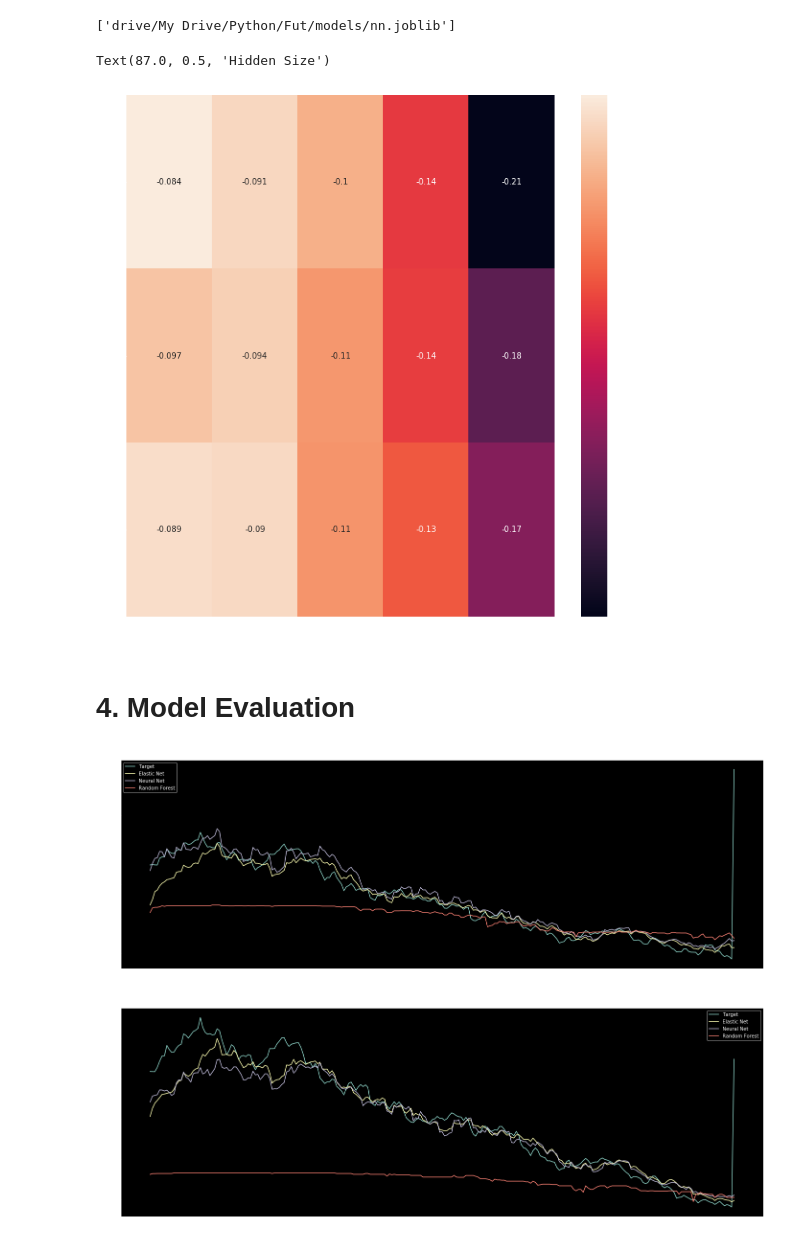
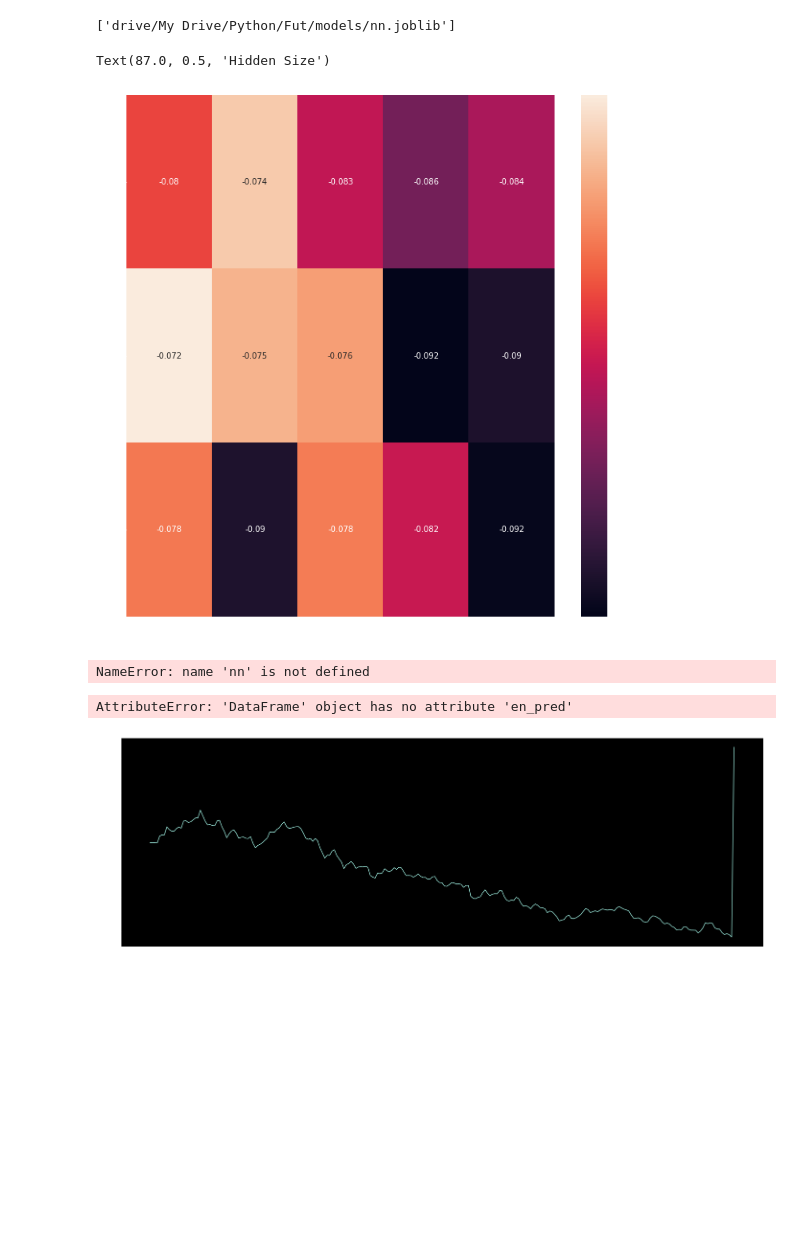
Before and after one commit to cvaf/fut, a Jupyter notebook: price/demon.ipynb, the cells around one changed output. Saved outputs shown, nothing was run; the diff lists cells and outputs as text; code cells hidden in the pictures; blank space fills up the shorter version.

Commit message:
Retrain models and update vulnerability

```diff
--- a/price/demon.ipynb
+++ b/price/demon.ipynb
@@ -366,7 +365,8 @@ model = make_pipeline(ct, RandomForestRegressor(n_estimators=100, random_state=4
 
 param_grid = {'randomforestregressor__max_features': np.linspace(5, 10, 6).astype(int),
               'randomforestregressor__max_depth': np.linspace(3, 6, 4).astype(int)}
-gs = GridSearchCV(model, param_grid, n_jobs=-1, cv=5, verbose=1).fit(X_train, y_train)
+gs = GridSearchCV(model, param_grid, n_jobs=-1, cv=5, verbose=1, scoring='neg_mean_squared_error')
+gs.fit(X_train, y_train)
 # %% [output]
 Fitting 5 folds for each of 24 candidates, totalling 120 fits
 [Parallel(n_jobs=-1)]: Using backend LokyBackend with 2 concurrent workers.
@@ -401,7 +418,8 @@ model = make_pipeline(ct, ElasticNet(random_state=12))
 param_grid = {'elasticnet__alpha': np.logspace(-4, -1, 5),
               'elasticnet__l1_ratio': [0.01, .1, .9, 1]}
 
-gs = GridSearchCV(model, param_grid, n_jobs=-1, cv=5, verbose=1).fit(X_train, y_train)
+gs = GridSearchCV(model, param_grid, n_jobs=-1, cv=5, verbose=1, scoring='neg_mean_squared_error')
+gs.fit(X_train, y_train)
 # %% [output]
 Fitting 5 folds for each of 20 candidates, totalling 100 fits
 [Parallel(n_jobs=-1)]: Using backend LokyBackend with 2 concurrent workers.
@@ -448,3 +483,12 @@ def make_model(hidden_size, reg_strength, optimizer='adam'):
     model.compile(optimizer='adam', loss='mse')
 
     return model
+
+neura = KerasRegressor(make_model, epochs=6)
+model = make_pipeline(ct, neura)
+
+param_grid = {'kerasregressor__hidden_size': [32, 64, 128],
+              'kerasregressor__reg_strength': np.logspace(-3, -1, 5)}
+
+gs = GridSearchCV(model, param_grid=param_grid, cv=5, n_jobs=-1, verbose=3, scoring='neg_mean_squared_error')
+gs.fit(X_train, y_train)
@@ -451,9 +533,0 @@ def make_model(hidden_size, reg_strength, optimizer='adam'):
-# %%
-neura = KerasRegressor(make_model, epochs=6)
-model = make_pipeline(ct, neura)
-
-param_grid = {'kerasregressor__hidden_size': [32, 64, 128],
-              'kerasregressor__reg_strength': np.logspace(-3, -1, 5)}
-
-gs = GridSearchCV(model, param_grid=param_grid, cv=5, n_jobs=-1, verbose=3)
-gs.fit(X_train, y_train)
@@ -517,18 +552,19 @@ ax.set_xlabel('Reg Strength')
 ax.set_ylabel('Hidden Size')
 # %% [output]
 Text(87.0, 0.5, 'Hidden Size')
-[figure, old version]
+[figure, new version]
-# %% [markdown]
-# 4. Model Evaluation
 # %%
 nn = load('../models/nn.joblib')
 df_test['nn_pred'] = np.exp(nn.predict(X_test))
 
-en = load('../models/en.joblib')
-df_test['en_pred'] = np.exp(en.predict(X_test))
 
 rf = load('../models/rf.joblib')
 df_test['rf_pred'] = np.exp(rf.predict(X_test))
+
+en = load('../models/en.joblib')
+df_test['en_pred'] = np.exp(en.predict(X_test))
+# %% [output]
+NameError: name 'nn' is not defined
 # %%
 def pred_plot(resource_id):
     fig, ax = plt.subplots(1,1,figsize=(24,8))
@@ -541,7 +577,6 @@ def pred_plot(resource_id):
     ax.legend()
 # %%
 pred_plot(df_test[df_test.player_name=='De Bruyne'].resource_id.values[0])
-pred_plot(df_test[df_test.player_name=='Pogba'].resource_id.values[0])
 # %% [output]
+AttributeError: 'DataFrame' object has no attribute 'en_pred'
-[figure, old version]
+[figure, new version]
-[figure, removed]
```
Also changed, not shown: parts of 14 cells of this notebook, 5 other files.
